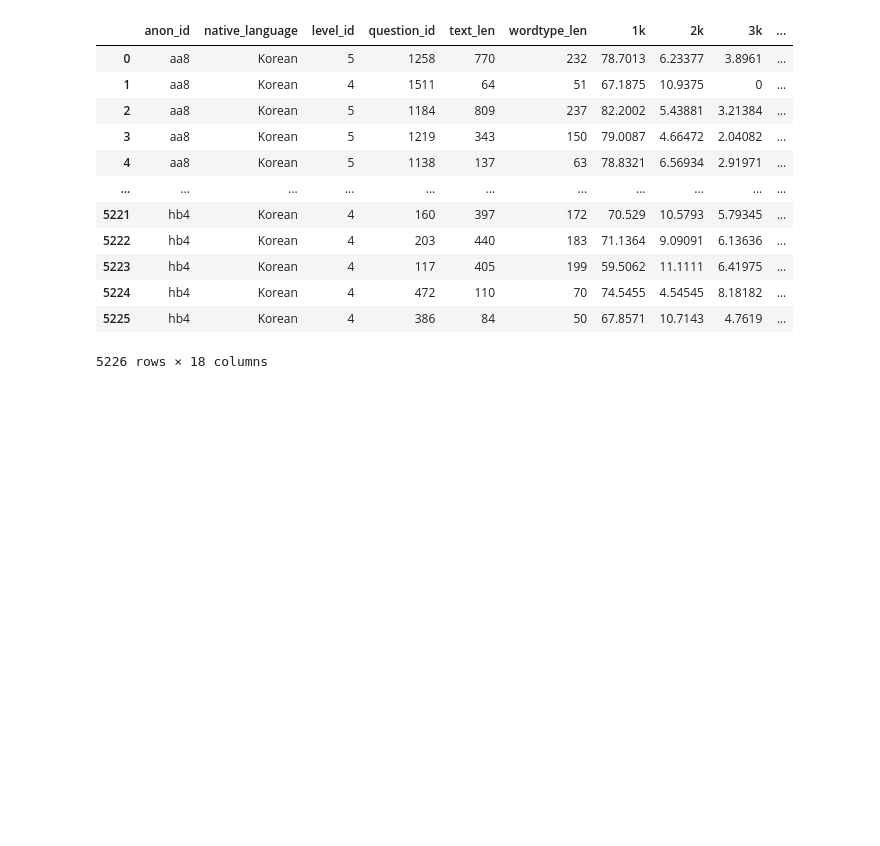
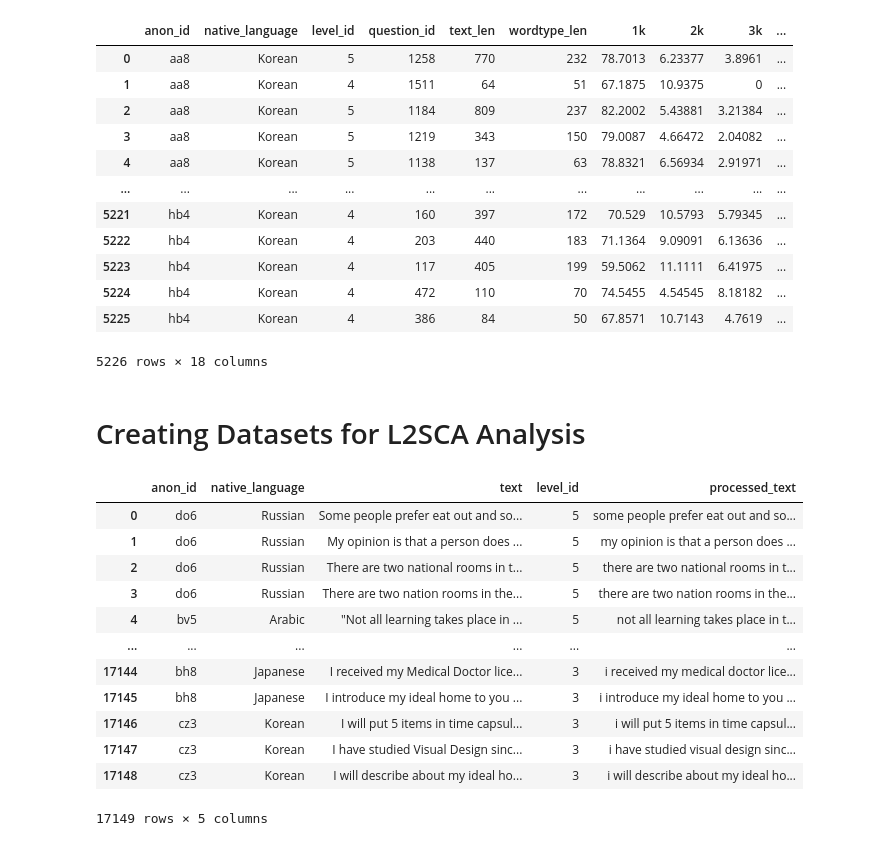
Before and after one commit to mencer456/LRDC-Research, a Jupyter notebook: Data Analysis.ipynb, the cells around one changed output. Cells and saved outputs as stored; diff of their text form; code cells hidden in the pictures; blank space fills up the shorter version.

Commit message:
created datasets for L2CSA analysis

```diff
--- a/Data Analysis.ipynb
+++ b/Data Analysis.ipynb
@@ -800,3 +799,23 @@ da2=da2[cols]
 # %%
 da2.to_csv('DataAnalysis2.csv')
 da2.to_csv('C:/Users/Hanna/Documents/GitHub/LRDC-Research/DataAnalysis2.csv')
+# %% [markdown]
+# Creating Datasets for L2SCA Analysis
+# %%
+whole_txts=stu_ans_crs.copy()
+whole_txts=whole_txts.drop(columns=['index','gender','answer_id','question_id','text_len','wordtype_len'])
+whole_txts
+# %% [output]
+|  | anon_id | native_language | text | level_id | processed_text |
+| 0 | do6 | Russian | Some people prefer eat out and so... | 5 | some people prefer eat out and so... |
+| 1 | do6 | Russian | My opinion is that a person does ... | 5 | my opinion is that a person does ... |
+| 2 | do6 | Russian | There are two national rooms in t... | 5 | there are two national rooms in t... |
+| 3 | do6 | Russian | There are two nation rooms in the... | 5 | there are two nation rooms in the... |
+| 4 | bv5 | Arabic | "Not all learning takes place in ... | 5 | not all learning takes place in t... |
+| ... | ... | ... | ... | ... | ... |
+| 17144 | bh8 | Japanese | I received my Medical Doctor lice... | 3 | i received my medical doctor lice... |
+| 17145 | bh8 | Japanese | I introduce my ideal home to you ... | 3 | i introduce my ideal home to you ... |
+| 17146 | cz3 | Korean | I will put 5 items in time capsul... | 3 | i will put 5 items in time capsul... |
+| 17147 | cz3 | Korean | I have studied Visual Design sinc... | 3 | i have studied visual design sinc... |
+| 17148 | cz3 | Korean | I will describe about my ideal ho... | 3 | i will describe about my ideal ho... |
+17149 rows × 5 columns
```
Also changed, not shown: parts of 11 cells of this notebook, 2 other files.
